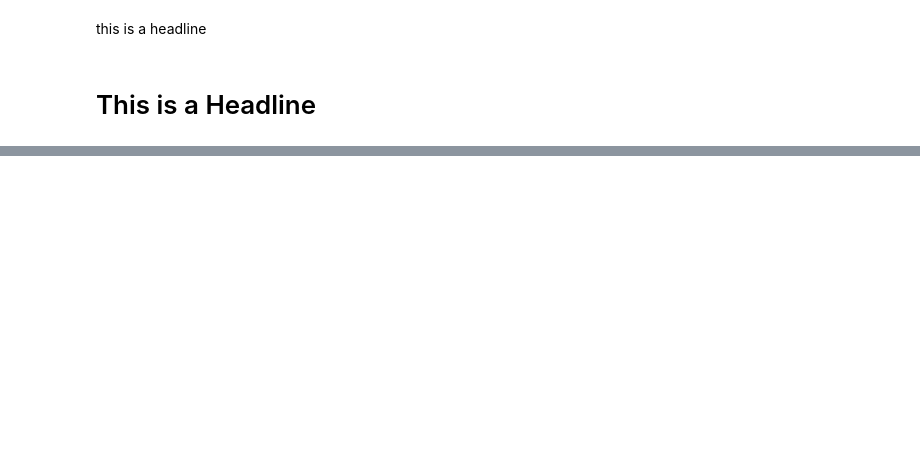
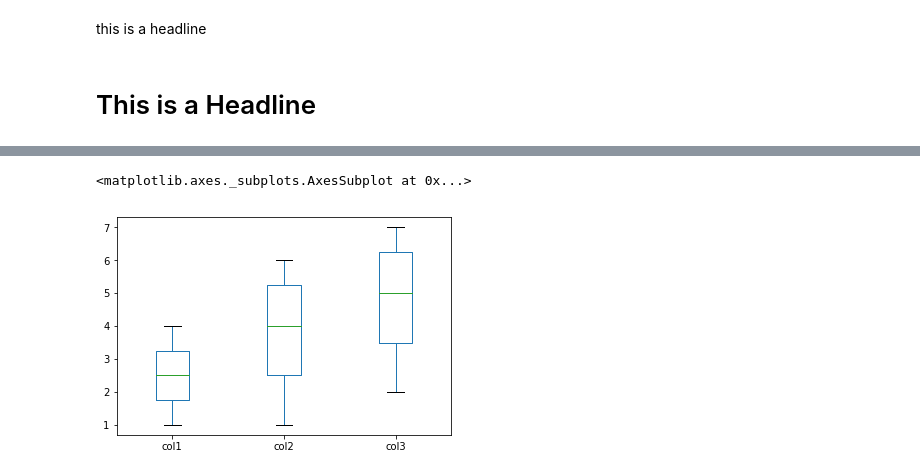
Before and after one commit to diananatalia/python, a Jupyter notebook: hitung.ipynb, the cells around one changed output, grey strips where cells are left out. Saved outputs shown, nothing was run; the diff lists cells and outputs as text; code cells hidden in the pictures; blank space fills up the shorter version.

```diff
--- a/hitung.ipynb
+++ b/hitung.ipynb
@@ -85,0 +135,5 @@ axes.set_title('title');
+# %%
+plot_df.plot(kind='box')
+# %% [output]
+<matplotlib.axes._subplots.AxesSubplot at 0x...>
+[figure, added]
```
Also changed, not shown: parts of 13 cells of this notebook.
